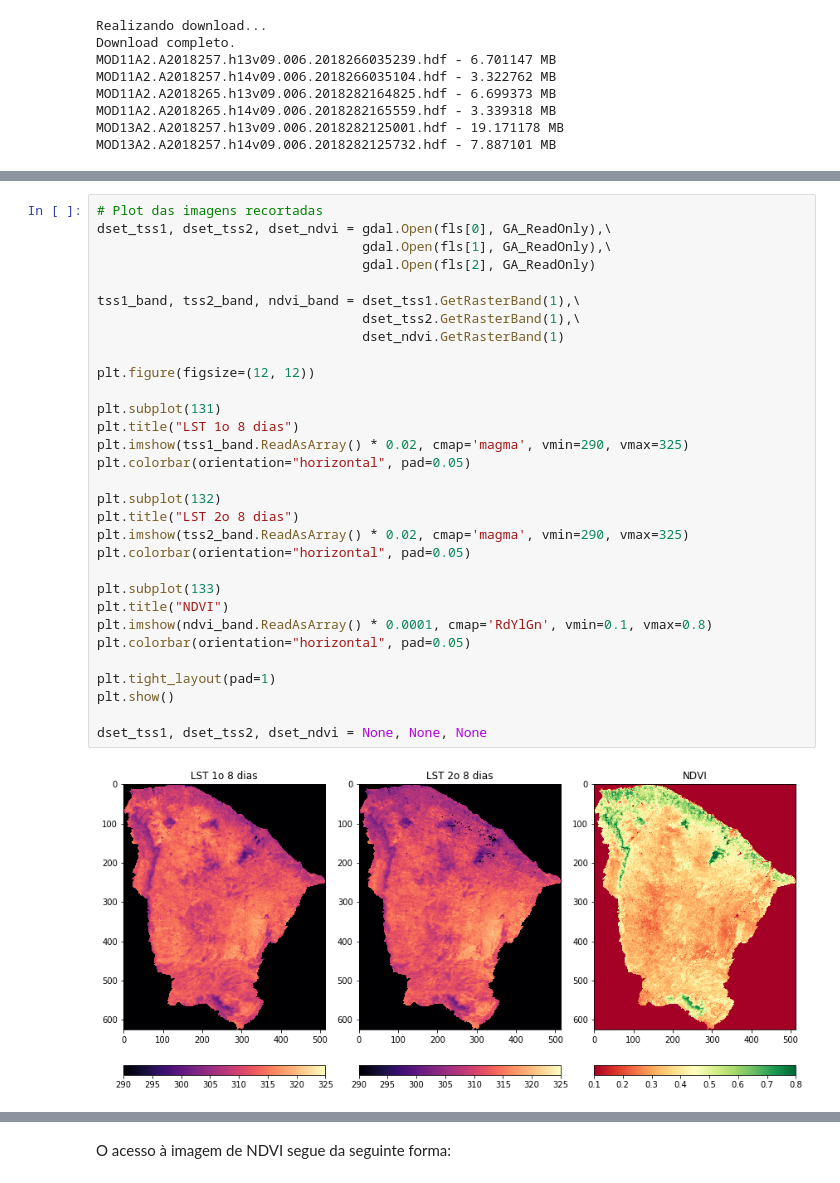
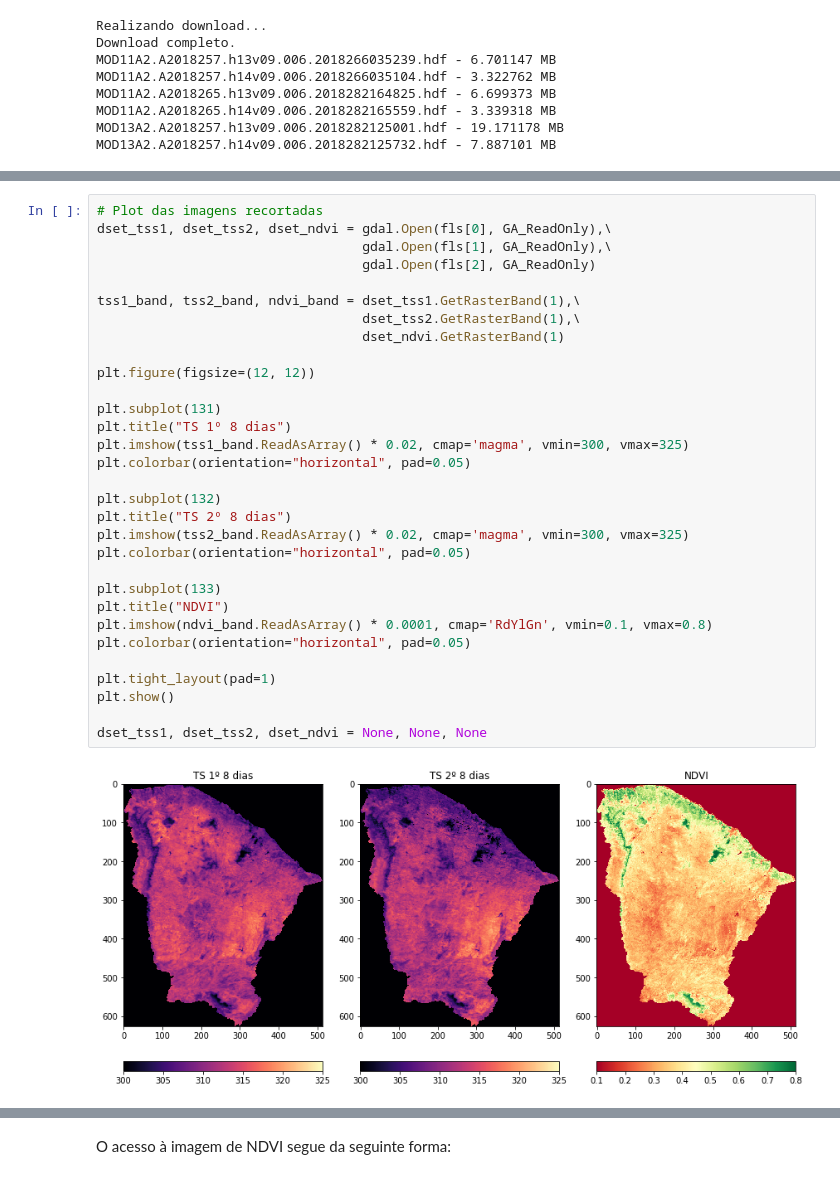
Before and after one commit to dxbezerra/TVDI, a Jupyter notebook: TVDI_projeto.ipynb, the cells around one changed output, grey strips where cells are left out. Cells and saved outputs as stored; diff of their text form.

```diff
--- a/TVDI_projeto.ipynb
+++ b/TVDI_projeto.ipynb
@@ -204,34 +202,34 @@ MOD13A2.A2018257.h13v09.006.2018282125001_1km16daysNDVI.MOSAIC.CLIP.tif
 # %%
 # Plot das imagens recortadas
 dset_tss1, dset_tss2, dset_ndvi = gdal.Open(fls[0], GA_ReadOnly),\
                                   gdal.Open(fls[1], GA_ReadOnly),\
                                   gdal.Open(fls[2], GA_ReadOnly)
 
 tss1_band, tss2_band, ndvi_band = dset_tss1.GetRasterBand(1),\
                                   dset_tss2.GetRasterBand(1),\
                                   dset_ndvi.GetRasterBand(1)
 
 plt.figure(figsize=(12, 12))
 
 plt.subplot(131)
-plt.title("LST 1o 8 dias")
-plt.imshow(tss1_band.ReadAsArray() * 0.02, cmap='magma', vmin=290, vmax=325)
+plt.title("TS 1º 8 dias")
+plt.imshow(tss1_band.ReadAsArray() * 0.02, cmap='magma', vmin=300, vmax=325)
 plt.colorbar(orientation="horizontal", pad=0.05)
 
 plt.subplot(132)
-plt.title("LST 2o 8 dias")
-plt.imshow(tss2_band.ReadAsArray() * 0.02, cmap='magma', vmin=290, vmax=325)
+plt.title("TS 2º 8 dias")
+plt.imshow(tss2_band.ReadAsArray() * 0.02, cmap='magma', vmin=300, vmax=325)
 plt.colorbar(orientation="horizontal", pad=0.05)
 
 plt.subplot(133)
 plt.title("NDVI")
 plt.imshow(ndvi_band.ReadAsArray() * 0.0001, cmap='RdYlGn', vmin=0.1, vmax=0.8)
 plt.colorbar(orientation="horizontal", pad=0.05)
 
 plt.tight_layout(pad=1)
 plt.show()
 
 dset_tss1, dset_tss2, dset_ndvi = None, None, None
 # %% [output]
-[figure, old version]
+[figure, new version]
 # %% [markdown]
```
Also changed, not shown: parts of 46 cells of this notebook, 10 other files.
